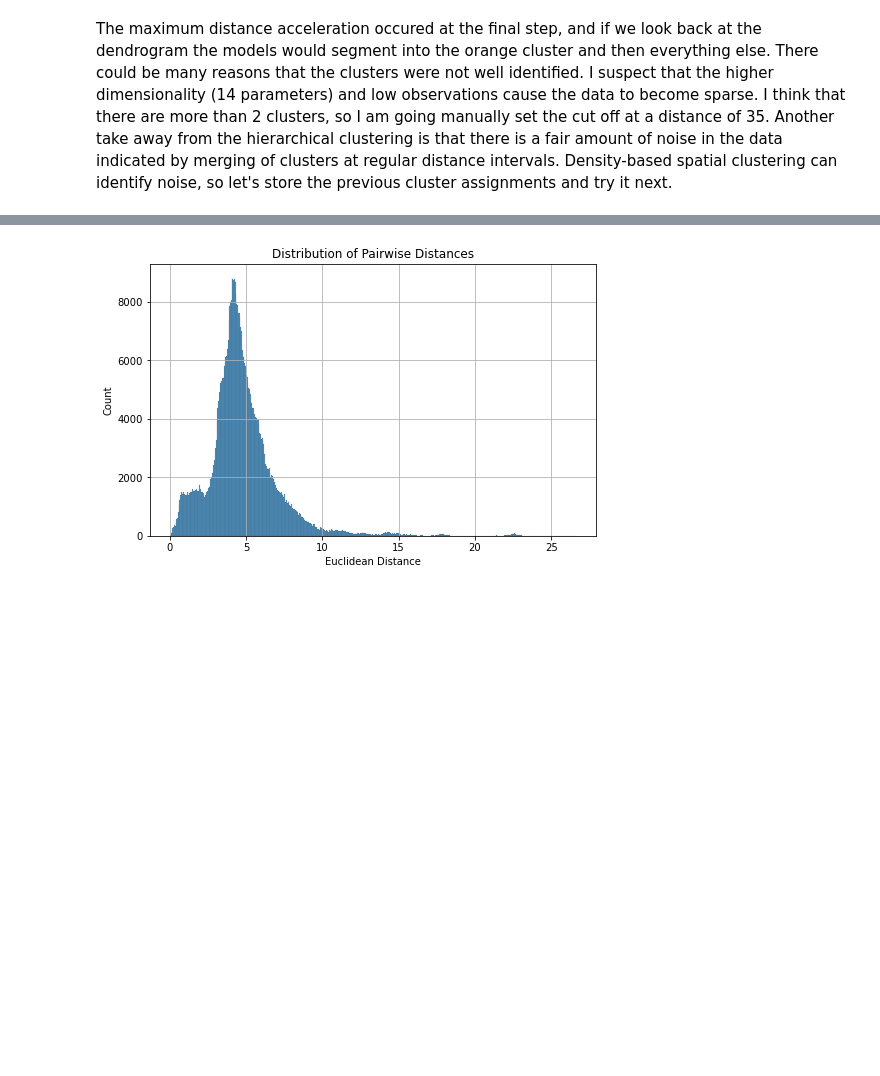
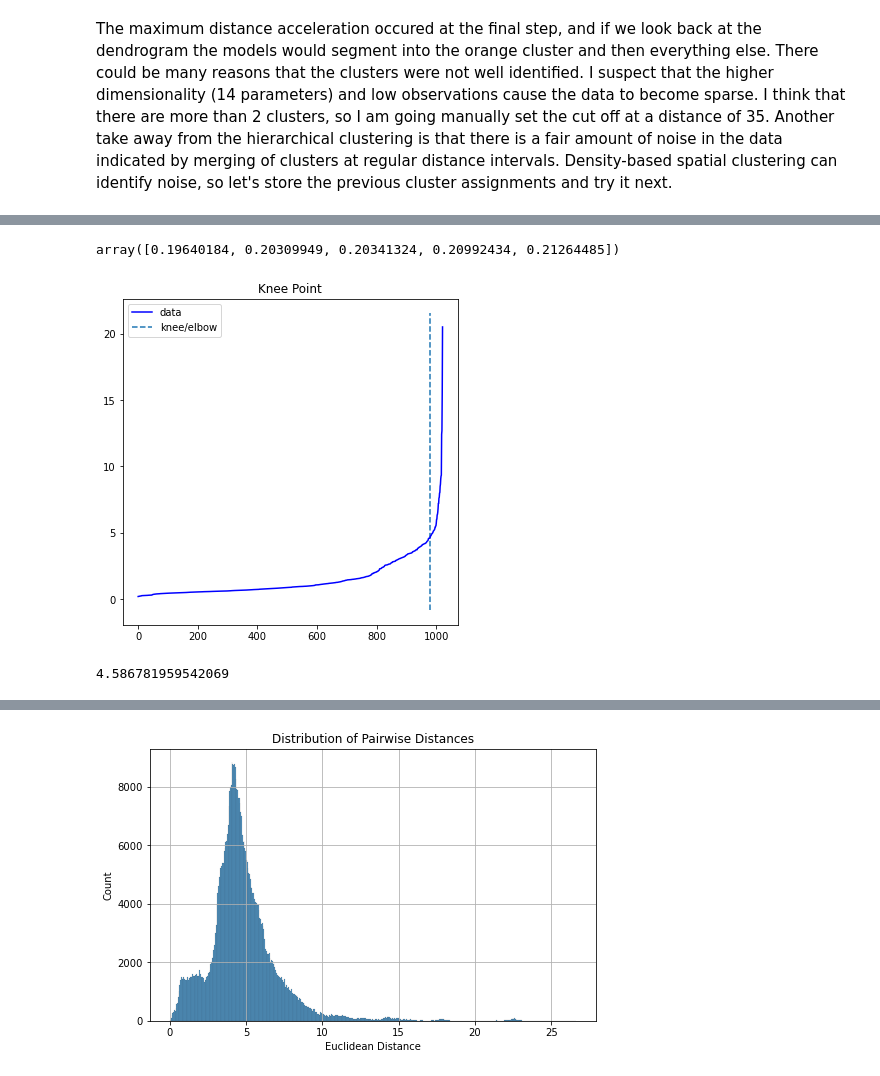
Before and after one commit to dtilley/segmenting_models, a Jupyter notebook: segmenting_models_TUTORIAL.ipynb, the cells around one changed output, grey strips where cells are left out. Saved outputs shown, nothing was run; the diff lists cells and outputs as text; code cells hidden in the pictures; blank space fills up the shorter version.

```diff
--- a/segmenting_models_TUTORIAL.ipynb
+++ b/segmenting_models_TUTORIAL.ipynb
@@ -138,0 +147,4 @@ h_clusters = fcluster(Z, 35, criterion='distance')
+# %%
+neighbors = NearestNeighbors(n_neighbors=14)
+neighbors_fit = neighbors.fit(sc_params)
+dists, indices = neighbors_fit.kneighbors(sc_params)
@@ -138,0 +169,2 @@ h_clusters = fcluster(Z, 35, criterion='distance')
+# %%
+dists = np.sort(dists, axis=0)
@@ -138,0 +185,16 @@ h_clusters = fcluster(Z, 35, criterion='distance')
+# %%
+dists_k_14 = np.sort(dists[:,-1])
+# %%
+dists_k_14[:5]
+# %% [output]
+array([0.19640184, 0.20309949, 0.20341324, 0.20992434, 0.21264485])
+# %%
+kl = KneeLocator(np.arange(len(dists_k_14)), dists_k_14, curve='convex', direction='increasing')
+# %%
+kl.plot_knee()
+# %% [output]
+[figure, added]
+# %%
+kl.knee_y
+# %% [output]
+4.586781959542069
```
Also changed, not shown: parts of 18 cells of this notebook.
